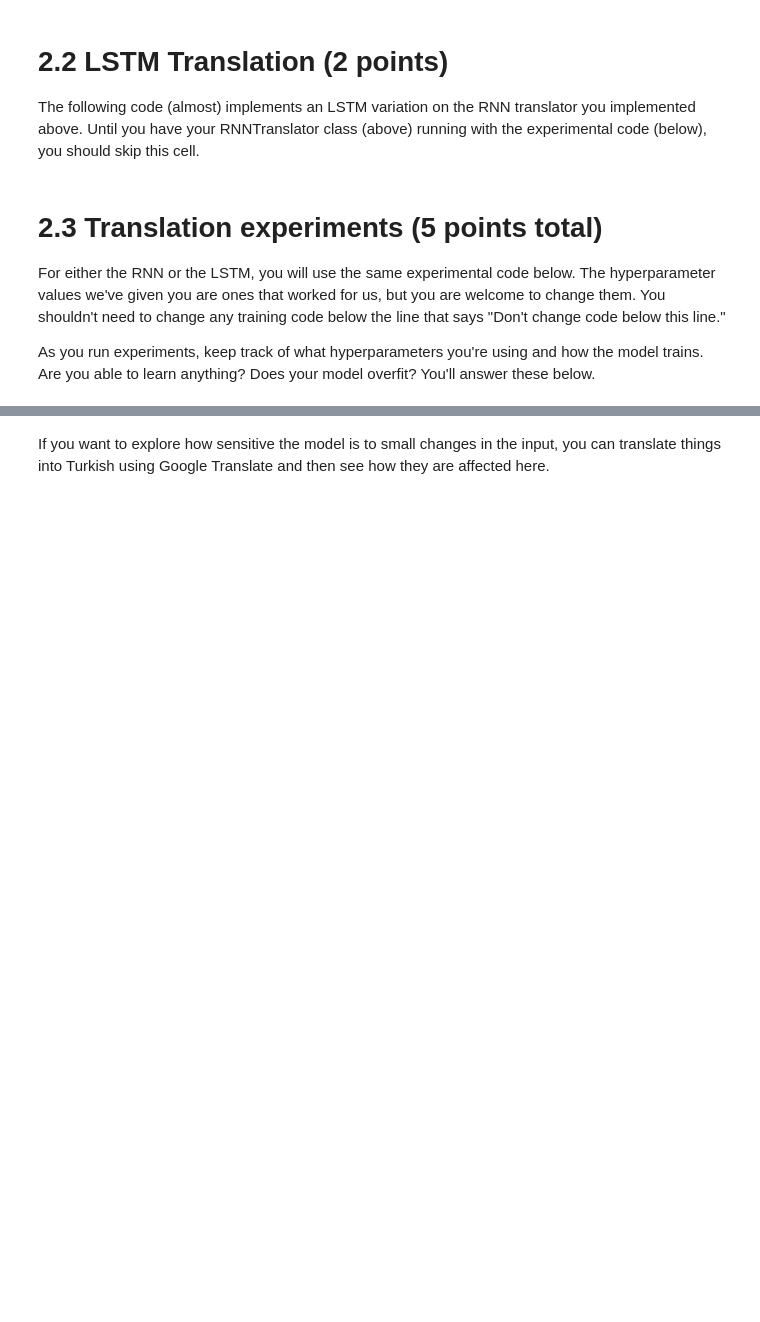
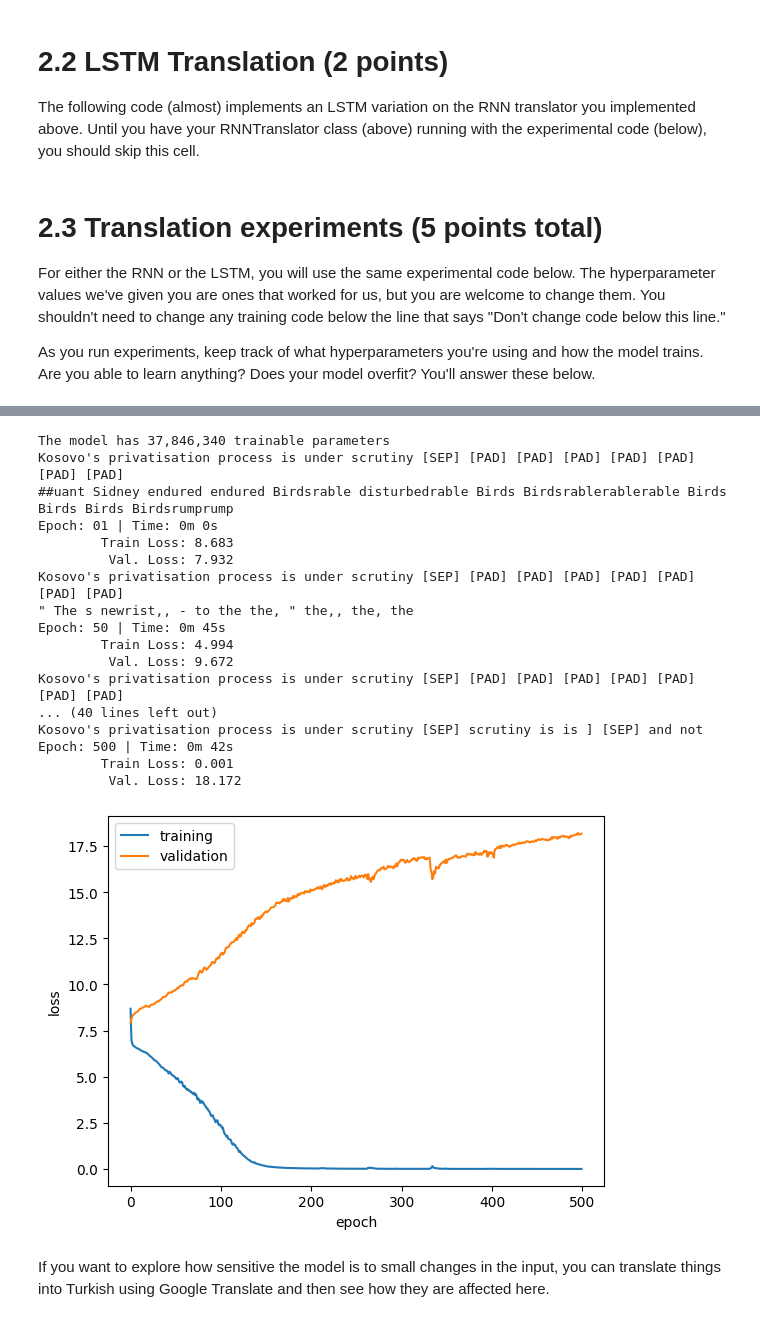
Before and after one commit to ElaineWu66/hw4-GAN, a Jupyter notebook: hw4.ipynb, the cells around one changed output, grey strips where cells are left out. Drawn from its saved outputs; the diff is of its cells as text; code cells hidden in the pictures; blank space fills up the shorter version.

```diff
--- a/hw4.ipynb
+++ b/hw4.ipynb
@@ -613,7 +808,11 @@ class LSTMEncoder(torch.nn.Module):
         ###########################################################
         # YOUR CODE STARTS HERE (1/5)
         ###########################################################
-
+        self.lstm = nn.LSTM(
+                input_size=embedding_size,
+                hidden_size=hidden_size,
+                num_layers=depth,
+                batch_first=True)
         ###########################################################
         # YOUR CODE ENDS HERE (1/5)
         ###########################################################
@@ -637,7 +836,8 @@ class LSTMEncoder(torch.nn.Module):
         ###########################################################
         # YOUR CODE STARTS HERE (2/5)
         ###########################################################
-
+        output, (hidden, cell) = self.lstm(embedded)
+        return hidden, cell
         ###########################################################
         # YOUR CODE ENDS HERE (2/5)
         ###########################################################
@@ -665,7 +865,12 @@ class LSTMDecoder(torch.nn.Module):
         ###########################################################
         # YOUR CODE STARTS HERE (3/5)
         ###########################################################
-
+        self.lstm = nn.LSTM(
+                input_size=embedding_size,
+                hidden_size=hidden_size,
+                num_layers=depth,
+                batch_first=True)
+        self.fc = nn.Linear(hidden_size, output_size)
         ###########################################################
         # YOUR CODE ENDS HERE (3/5)
         ###########################################################
@@ -691,7 +896,9 @@ class LSTMDecoder(torch.nn.Module):
         ###########################################################
         # YOUR CODE STARTS HERE (4/5)
         ###########################################################
-
+        output, (hidden, cell) = self.lstm(embedded, (hidden, cell))
+        output = self.fc(output.squeeze())
+        return output, hidden, cell
         ###########################################################
         # YOUR CODE ENDS HERE (4/5)
         ###########################################################
@@ -739,14 +946,13 @@ class LSTMTranslator(torch.nn.Module):
         ###########################################################
         # YOUR CODE STARTS HERE (5/5)
         ###########################################################
-
+        hidden, cell = self.encoder(x)
         ###########################################################
         # YOUR CODE ENDS HERE (5/5)
         ###########################################################
 
         # first input to the decoder is the <SOS> start token
         input = y[:,:1]
-
         for t in range(1, out_seq_len):
 
             # given input for current time step (either previous decoder
@@ -784,15 +1154,15 @@ As you run experiments, keep track of what hyperparameters you're using and how
 #   of 1000 training examples before it perfectly
 #   translates the training examples.
 
-ENC_EMB_DIM = 1
-DEC_EMB_DIM = 1
-HID_DIM = 1
-N_LAYERS = 1
-ENC_DROPOUT = 0.0
-DEC_DROPOUT = 0.0
-N_EPOCHS = 1
+ENC_EMB_DIM = 256
+DEC_EMB_DIM = 256
+HID_DIM = 512
+N_LAYERS = 2
+ENC_DROPOUT = 0.5
+DEC_DROPOUT = 0.5
+N_EPOCHS = 500
 CLIP = 1
-LR = 1
+LR = 0.001
 USE_LSTM = True
 
 device = torch.device('cuda' if torch.cuda.is_available() else 'cpu')
@@ -896,33 +1266,52 @@ def epoch_time(start_time, end_time):
 start_time = time.time()
 for epoch in range(N_EPOCHS):
 
     verbose = (epoch == 0 or N_EPOCHS <= 10
                or (epoch + 1) % (N_EPOCHS // 10) == 0)
 
     train_loss = train(model, batched_train, optimizer,
                        criterion, CLIP, verbose=verbose)
     valid_loss = evaluate(model, batched_test, criterion)
 
     training_loss.append(train_loss)
     validation_loss.append(valid_loss)
 
     # Every so often, print some details on how we're doing.
     if verbose:
         end_time = time.time()
         epoch_mins, epoch_secs = epoch_time(start_time, end_time)
         print(f'Epoch: {epoch+1:02} | Time: {epoch_mins}m {epoch_secs}s')
         print(f'\tTrain Loss: {train_loss:.3f}')
         print(f'\t Val. Loss: {valid_loss:.3f}')
         start_time = time.time()
 
 # At the end, enerate loss plot
 import matplotlib.pyplot as plt
 plt.plot(training_loss, label="training")
 plt.plot(validation_loss, label="validation")
 plt.legend()
 plt.xlabel("epoch")
 plt.ylabel("loss")
 plt.show()
+# %% [output]
+The model has 37,846,340 trainable parameters
+Kosovo's privatisation process is under scrutiny [SEP] [PAD] [PAD] [PAD] [PAD] [PAD] [PAD] [PAD]
+##uant Sidney endured endured Birdsrable disturbedrable Birds Birdsrablerablerable Birds Birds Birds Birdsrumprump
+Epoch: 01 | Time: 0m 0s
+        Train Loss: 8.683
+         Val. Loss: 7.932
+Kosovo's privatisation process is under scrutiny [SEP] [PAD] [PAD] [PAD] [PAD] [PAD] [PAD] [PAD]
+" The s newrist,, - to the the, " the,, the, the
+Epoch: 50 | Time: 0m 45s
+        Train Loss: 4.994
+         Val. Loss: 9.672
+Kosovo's privatisation process is under scrutiny [SEP] [PAD] [PAD] [PAD] [PAD] [PAD] [PAD] [PAD]
+... (40 lines left out)
+Kosovo's privatisation process is under scrutiny [SEP] scrutiny is is ] [SEP] and not
+Epoch: 500 | Time: 0m 42s
+        Train Loss: 0.001
+         Val. Loss: 18.172
+[figure, added]
 # %% [markdown]
 If you want to explore how sensitive the model is to small changes in the input, you can translate things into Turkish using Google Translate and then see how they are affected here.
 # %%
```
Also changed, not shown: parts of 33 cells of this notebook, 1 other file.
